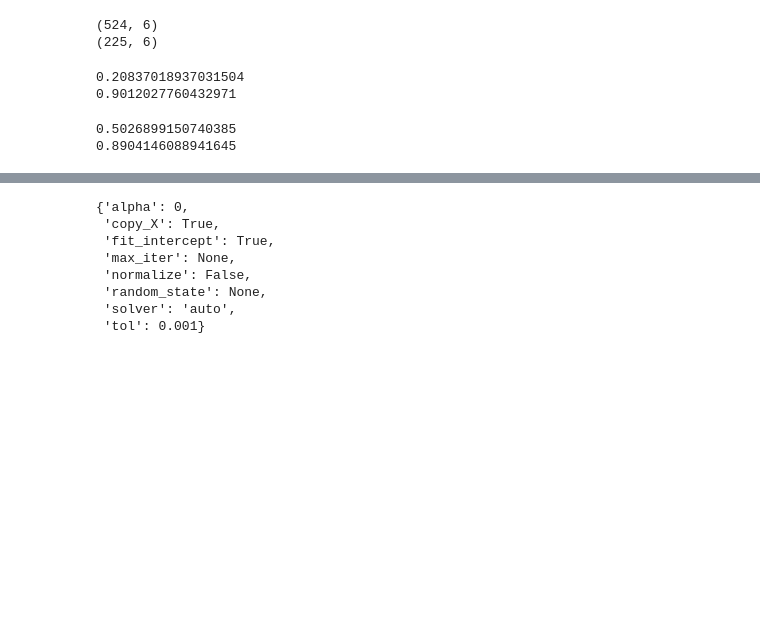
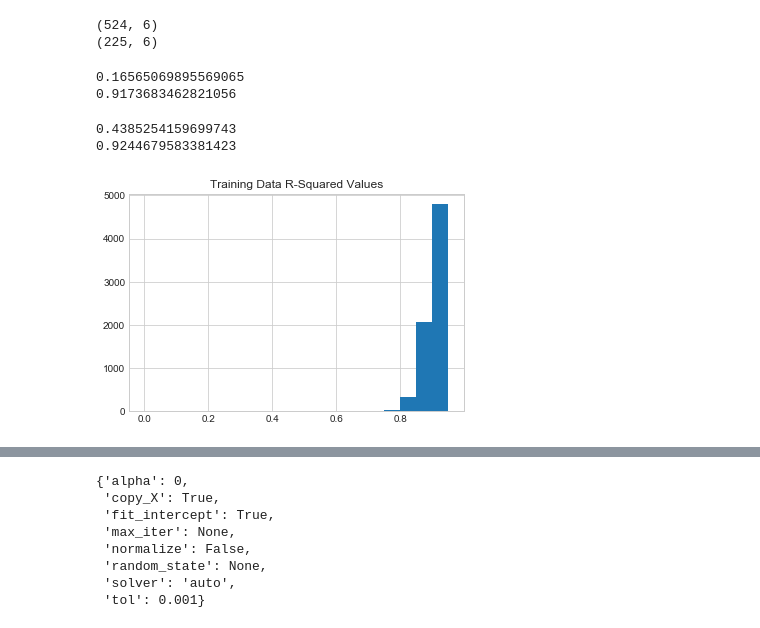
Before and after one commit to djleung/DS3-GoFundMe, a Jupyter notebook: gofundme regression.ipynb, the cells around one changed output, grey strips where cells are left out. Drawn from its saved outputs; the diff is of its cells as text; code cells hidden in the pictures; blank space fills up the shorter version.

```diff
--- a/gofundme regression.ipynb
+++ b/gofundme regression.ipynb
@@ -289,7 +289,7 @@ reg_df
 X = df[predictors].values
 y = df[target_column].values
 # %%
-X_train, X_test, y_train, y_test = train_test_split(X, y, test_size=0.30, random_state=40)
+X_train, X_test, y_train, y_test = train_test_split(X, y, test_size=0.30, random_state=10, shuffle=True)
 print(X_train.shape); print(X_test.shape)
 # %% [output]
 (524, 6)
@@ -301,12 +301,32 @@ pred_train_rr= rr.predict(X_train)
 print(np.sqrt(mean_squared_error(y_train,pred_train_rr)))
 print(r2_score(y_train, pred_train_rr))
 # %% [output]
-0.20837018937031504
-0.9012027760432971
+0.16565069895569065
+0.9173683462821056
 # %%
 pred_test_rr= rr.predict(X_test)
 print(np.sqrt(mean_squared_error(y_test,pred_test_rr)))
 print(r2_score(y_test, pred_test_rr))
 # %% [output]
-0.5026899150740385
-0.8904146088941645
+0.4385254159699743
+0.9244679583381423
+# %%
+r2_train_scores = []
+r2_test_scores = []
+for i in range(10000):
+    X_train, X_test, y_train, y_test = train_test_split(X, y, test_size=0.30, random_state=i, shuffle=True)
+    rr = Ridge(alpha=0)
+    rr.fit(X_train, y_train)
+    pred_train_rr= rr.predict(X_train)
+    pred_test_rr= rr.predict(X_test)
+    r2_train_scores.append(r2_score(y_train, pred_train_rr))
+    r2_test_scores.append(r2_score(y_test, pred_test_rr))
+# %%
+hbins = [x/100 for x in range(0, 100, 5)]
+# %%
+a = np.array(r2_train_scores)
+plt.hist(a, bins = hbins)
+plt.title("Training Data R-Squared Values")
+plt.show()
+# %% [output]
+[figure, added]
```
Also changed, not shown: parts of 9 cells of this notebook.
